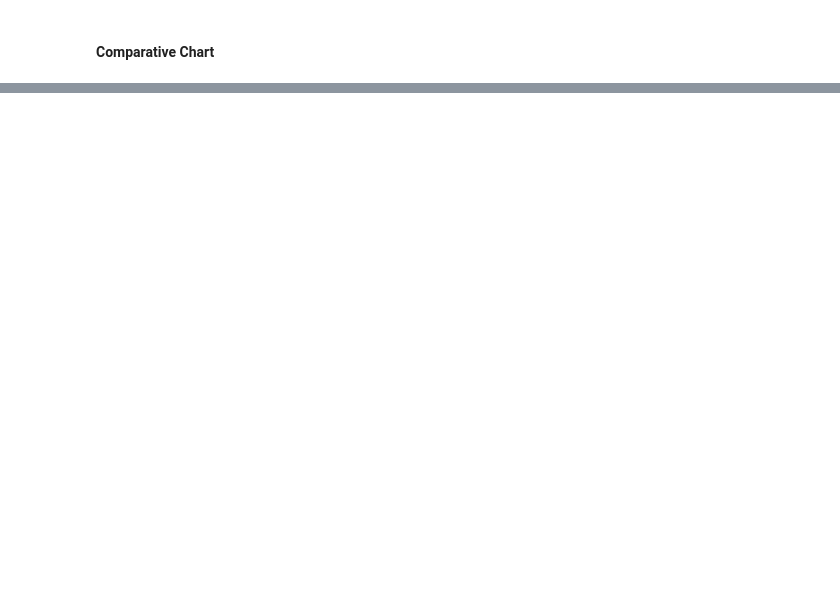
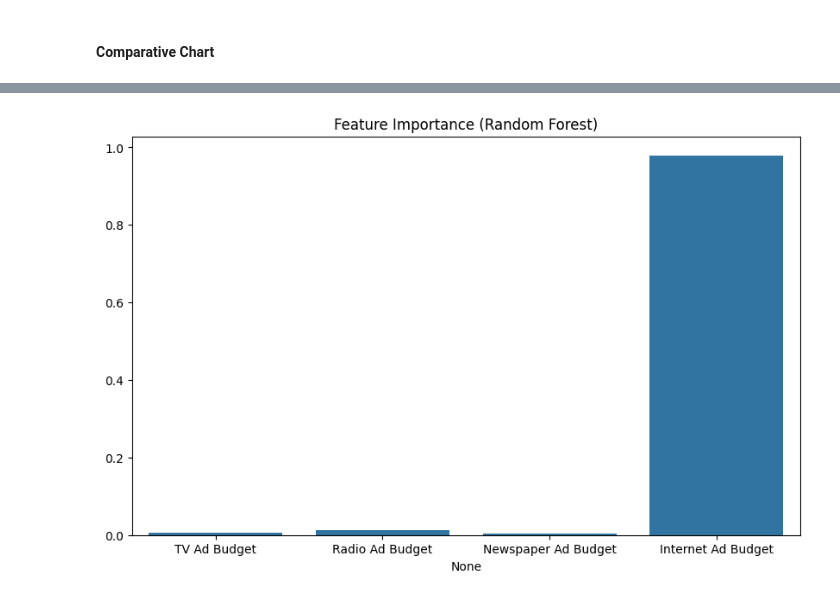
Before and after one commit to anaVitoriaLouro/sales-forecast, a Jupyter notebook: Sales Forescast - Machine Learning.ipynb, the cells around one changed output, grey strips where cells are left out. Drawn from its saved outputs; the diff is of its cells as text; code cells hidden in the pictures; blank space fills up the shorter version.

```diff
--- a/Sales Forescast - Machine Learning.ipynb
+++ b/Sales Forescast - Machine Learning.ipynb
@@ -109,0 +149,7 @@ plt.show()
+# %%
+# Visualizando as novas vendas
+print(data[['Internet Ad Budget', 'Adjusted Sales']].head(10))
+
+# Excluindo a coluna 'Sales' do DataFrame para manter a organização
+if 'Sales' in data.columns:
+    data = data.drop('Sales', axis=1)
@@ -109,0 +168,4 @@ plt.show()
+# %%
+# Definindo as features (X) e a variável alvo (y)
+y = data['Adjusted Sales']  # Agora usando as vendas ajustadas
+X = data.drop(['Adjusted Sales'], axis=1)  # Remover Sales e Adjusted Sales de X
@@ -109,0 +214,8 @@ plt.show()
+# %%
+# Feature importance from Random Forest
+plt.figure(figsize=(10, 6))
+sns.barplot(x=X.columns, y=random_forest_model.feature_importances_)
+plt.title('Feature Importance (Random Forest)')
+plt.show()
+# %% [output]
+[figure, added]
```
Also changed, not shown: parts of 15 cells of this notebook.
